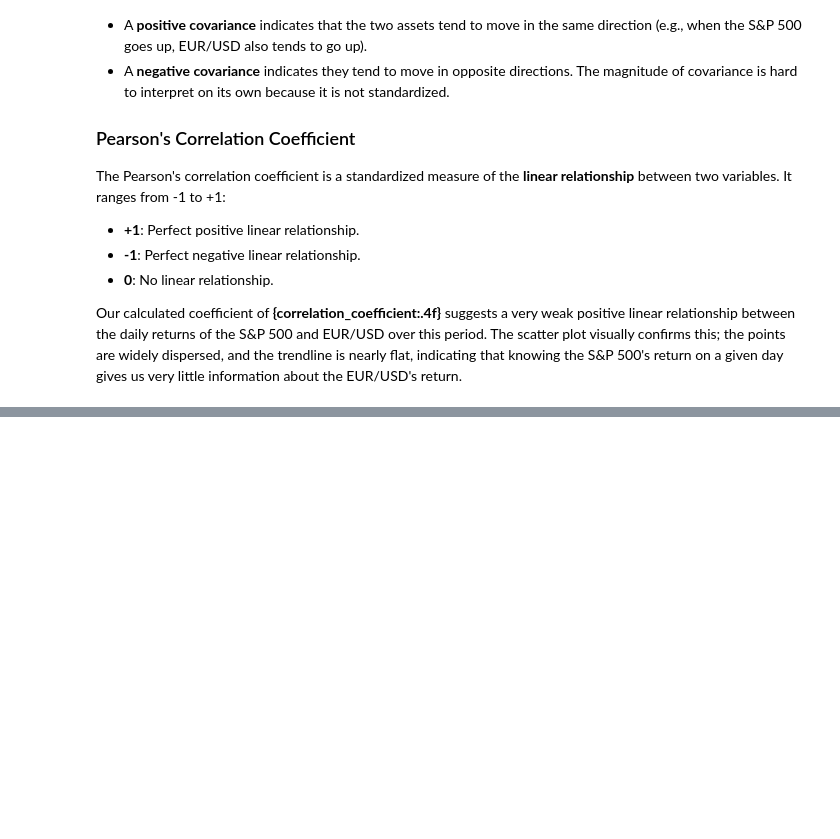
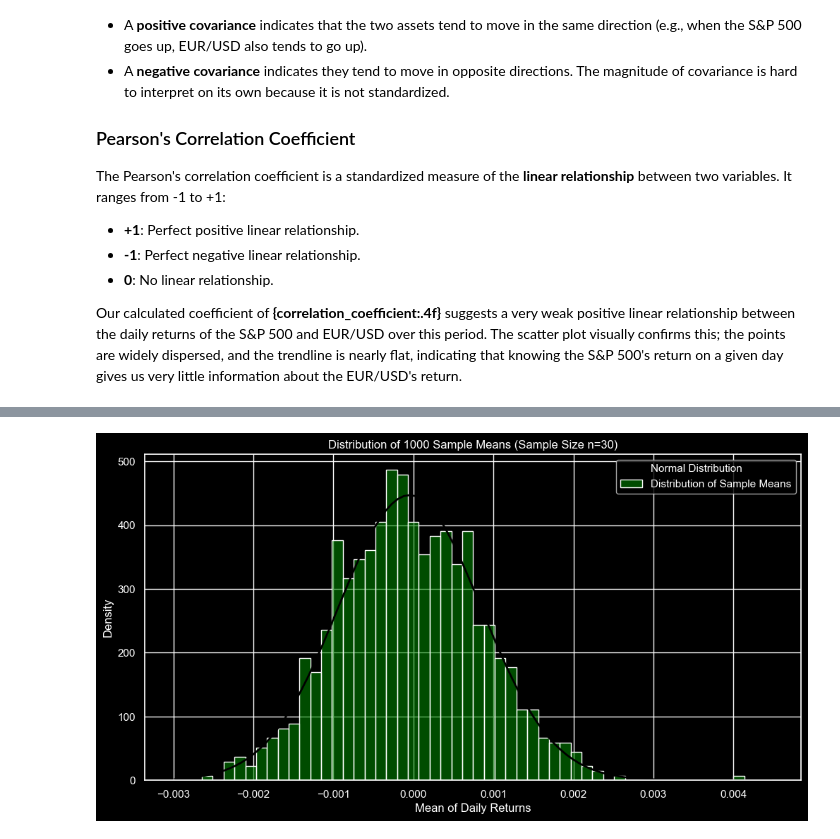
Before and after one commit to velizarMitov/EURUSDProphet, a Jupyter notebook: sample.ipynb, the cells around one changed output, grey strips where cells are left out. Drawn from its saved outputs; the diff is of its cells as text; code cells hidden in the pictures; blank space fills up the shorter version.

Commit message:
Add Central Limit Theorem simulation and interpretation to sample notebook

```diff
--- a/sample.ipynb
+++ b/sample.ipynb
@@ -213,0 +219,38 @@ In this case, a change in Fed policy might cause both assets to move, creating a
+# %%
+# --- Central Limit Theorem (CLT) Simulation ---
+
+# 1. Define simulation parameters
+n_simulations = 1000
+sample_size = 30
+sample_means = []
+
+# 2. Run the simulation
+for _ in range(n_simulations):
+    # Draw a random sample from the daily returns (with replacement)
+    random_sample = returns.sample(n=sample_size, replace=True)
+    # Calculate the mean of this sample and store it
+    sample_means.append(random_sample.mean())
+
+# Convert the list of means to a pandas Series for easy analysis
+sample_means_series = pd.Series(sample_means)
+
+# 3. Plot a histogram of the sample means
+plt.figure(figsize=(12, 6))
+sns.histplot(sample_means_series, bins=50, kde=False, stat="density", label="Distribution of Sample Means", color='green', alpha=0.6)
+
+# 4. Overlay a standard Normal (Gaussian) distribution
+mean_of_means = sample_means_series.mean()
+std_of_means = sample_means_series.std()
+xmin, xmax = plt.xlim()
+x = np.linspace(xmin, xmax, 100)
+p = norm.pdf(x, mean_of_means, std_of_means)
+plt.plot(x, p, 'k', linewidth=2, label='Normal Distribution')
+
+# Add titles and labels
+plt.title(f'Distribution of {n_simulations} Sample Means (Sample Size n={sample_size})')
+plt.xlabel('Mean of Daily Returns')
+plt.ylabel('Density')
+plt.legend()
+plt.show()
+# %% [output]
+[figure, added]
```
Also changed, not shown: parts of 4 cells of this notebook.
